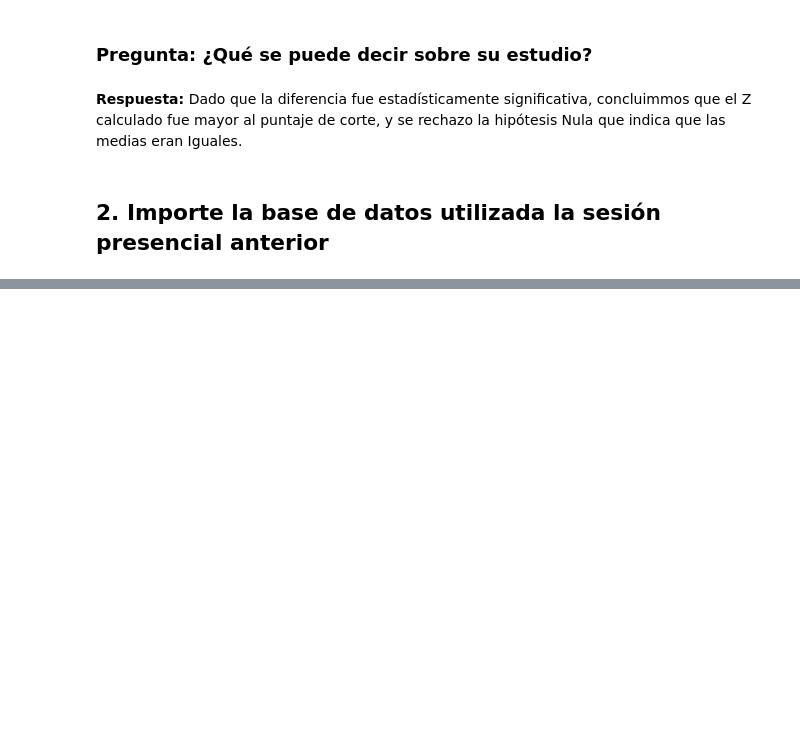
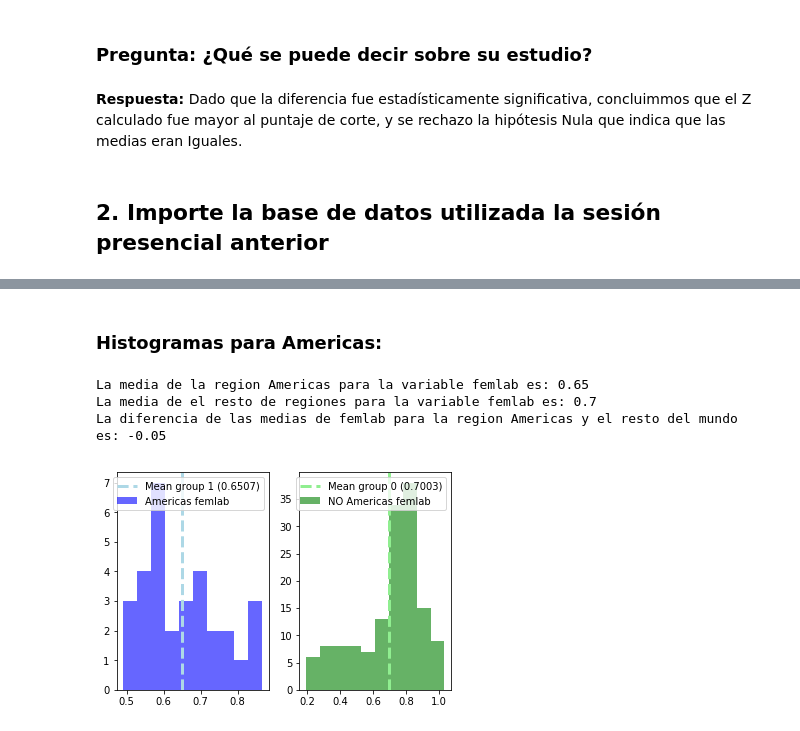
Before and after one commit to lporras/data-science-desafio, a Jupyter notebook: 2-modulo-fundamentos-data-science/hipótesis_y_correlación/desafios/pruebas_de_hipotesis/Desafío - Pruebas de hipótesis.ipynb, the cells around one changed output, grey strips where cells are left out. Drawn from its saved outputs; the diff is of its cells as text; code cells hidden in the pictures; blank space fills up the shorter version.

```diff
--- a/2-modulo-fundamentos-data-science/hipótesis_y_correlación/desafios/pruebas_de_hipotesis/Desafío - Pruebas de hipótesis.ipynb
+++ b/2-modulo-fundamentos-data-science/hipótesis_y_correlación/desafios/pruebas_de_hipotesis/Desafío - Pruebas de hipótesis.ipynb
@@ -47,0 +232,9 @@ df.head()
+# %% [markdown]
+### Histogramas para Americas:
+# %%
+desafio_4(tmp_2_df, 'femlab', 'Americas')
+# %% [output]
+La media de la region Americas para la variable femlab es: 0.65
+La media de el resto de regiones para la variable femlab es: 0.7
+La diferencia de las medias de femlab para la region Americas y el resto del mundo es: -0.05
+[figure, added]
```
Also changed, not shown: parts of 47 cells of this notebook, 2 other files.
